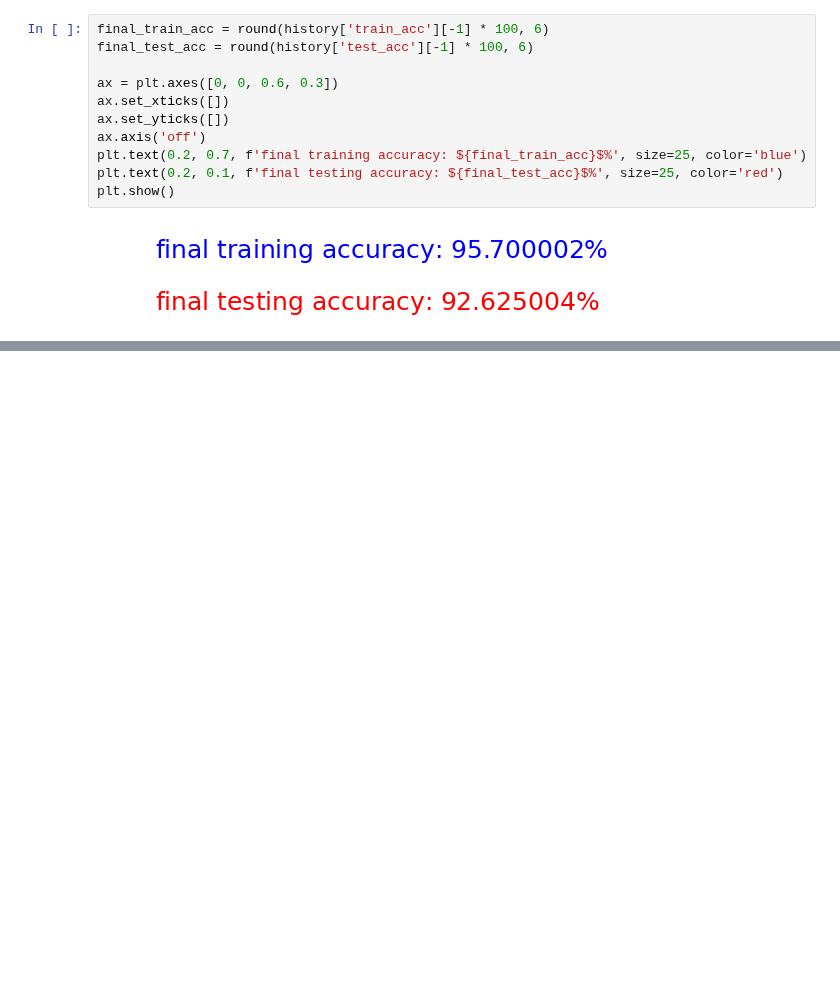
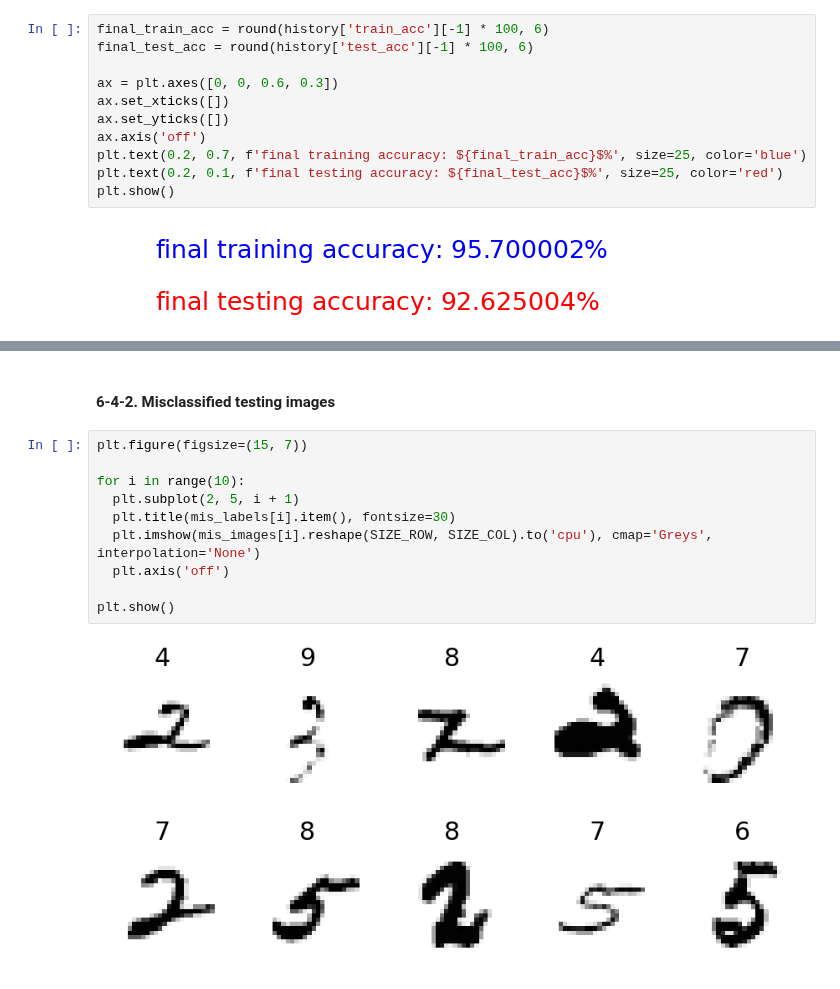
Before and after one commit to ihooni/class-MachineLearning, a Jupyter notebook: 09/assignment-09.ipynb, the cells around one changed output, grey strips where cells are left out. Drawn from its saved outputs; the diff is of its cells as text; blank space fills up the shorter version.

```diff
--- a/09/assignment-09.ipynb
+++ b/09/assignment-09.ipynb
@@ -213,0 +255,14 @@ plt.show()
+# %% [markdown]
+#### 6-4-2. Misclassified testing images
+# %%
+plt.figure(figsize=(15, 7))
+
+for i in range(10):
+  plt.subplot(2, 5, i + 1)
+  plt.title(mis_labels[i].item(), fontsize=30)
+  plt.imshow(mis_images[i].reshape(SIZE_ROW, SIZE_COL).to('cpu'), cmap='Greys', interpolation='None')
+  plt.axis('off')
+
+plt.show()
+# %% [output]
+[figure, added]
```
Also changed, not shown: parts of 10 cells of this notebook.
